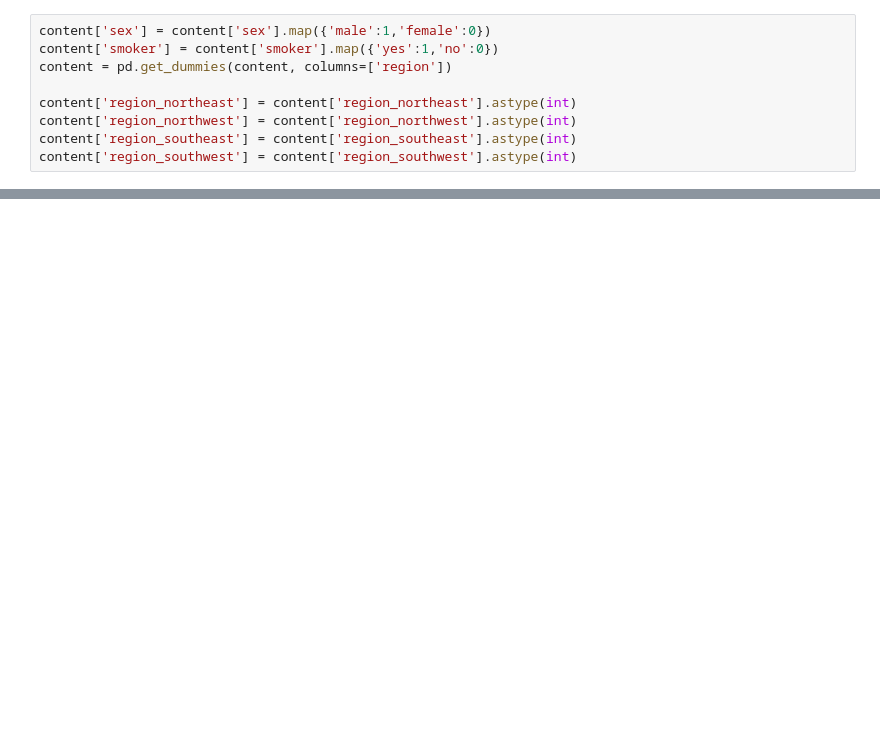
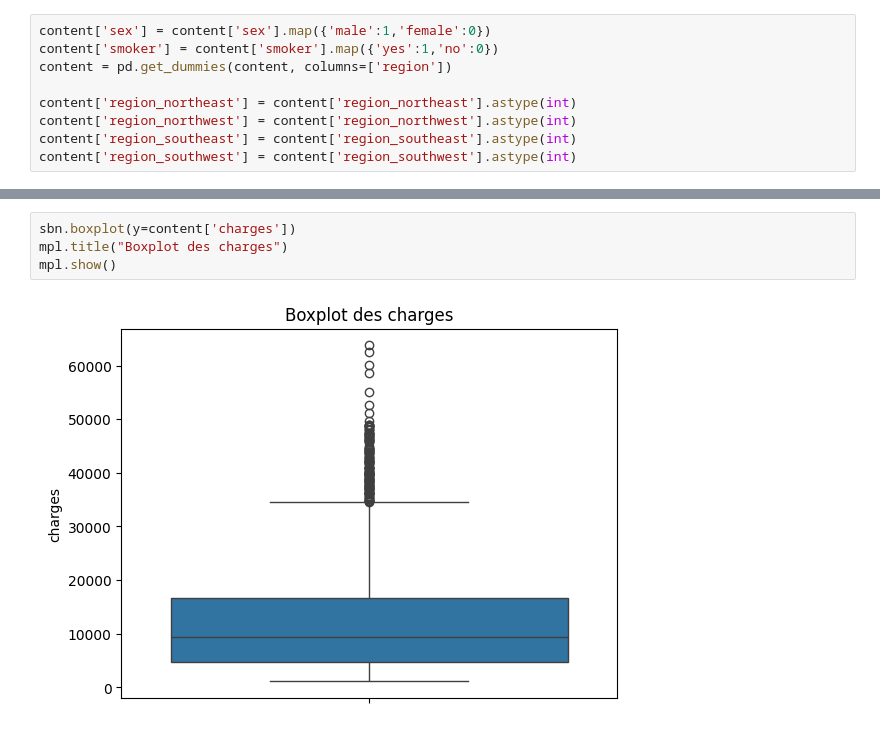
Before and after one commit to bouchta65/SmartSante-IA-pour-la-gestion-des-charges-medicales., a Jupyter notebook: src/data_preparation.ipynb, the cells around one changed output, grey strips where cells are left out. Drawn from its saved outputs; the diff is of its cells as text; blank space fills up the shorter version.

```diff
--- a/src/data_preparation.ipynb
+++ b/src/data_preparation.ipynb
@@ -83,0 +201,6 @@ mpl.show()
+# %%
+sbn.boxplot(y=content['charges'])
+mpl.title("Boxplot des charges")
+mpl.show()
+# %% [output]
+[figure, added]
```
Also changed, not shown: parts of 21 cells of this notebook.
